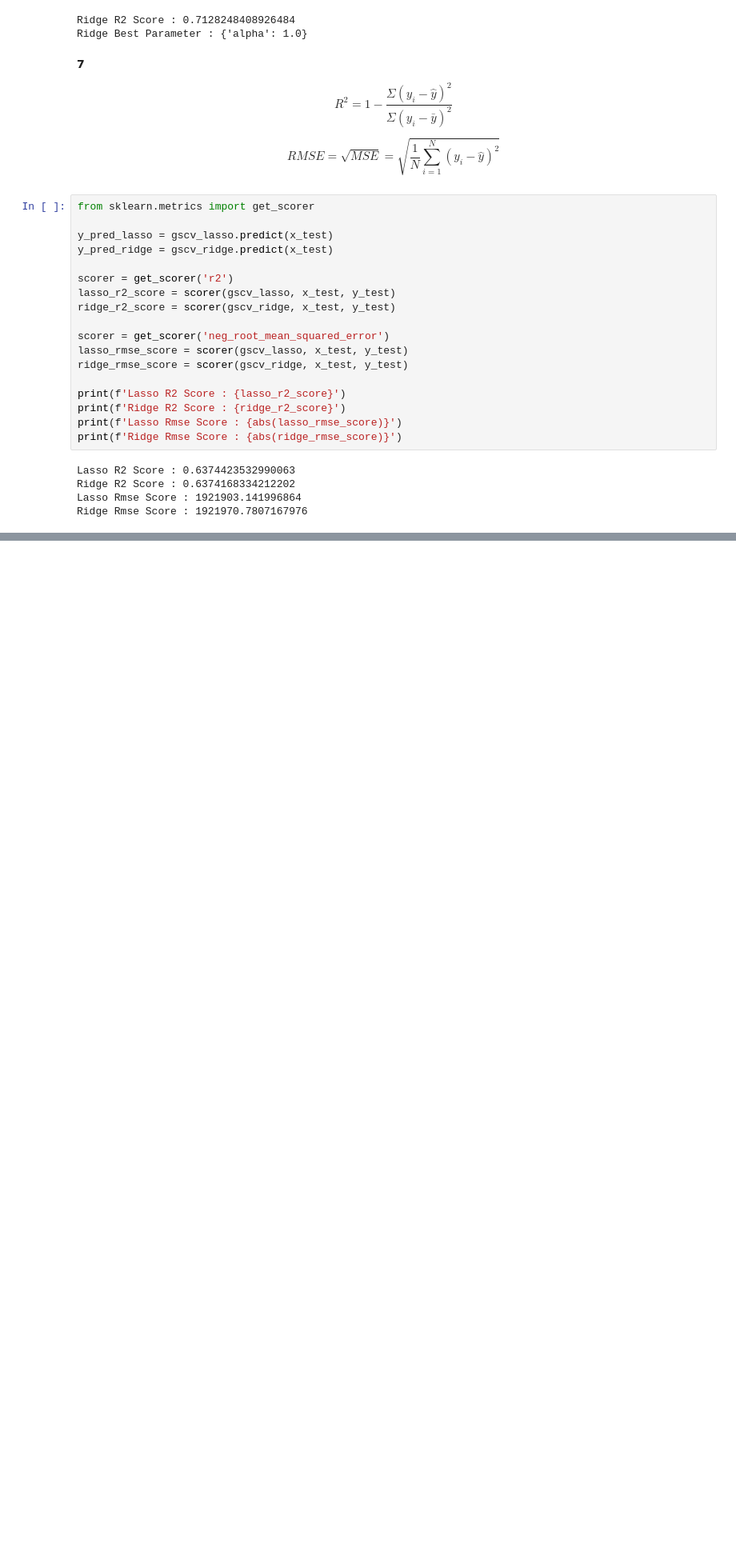
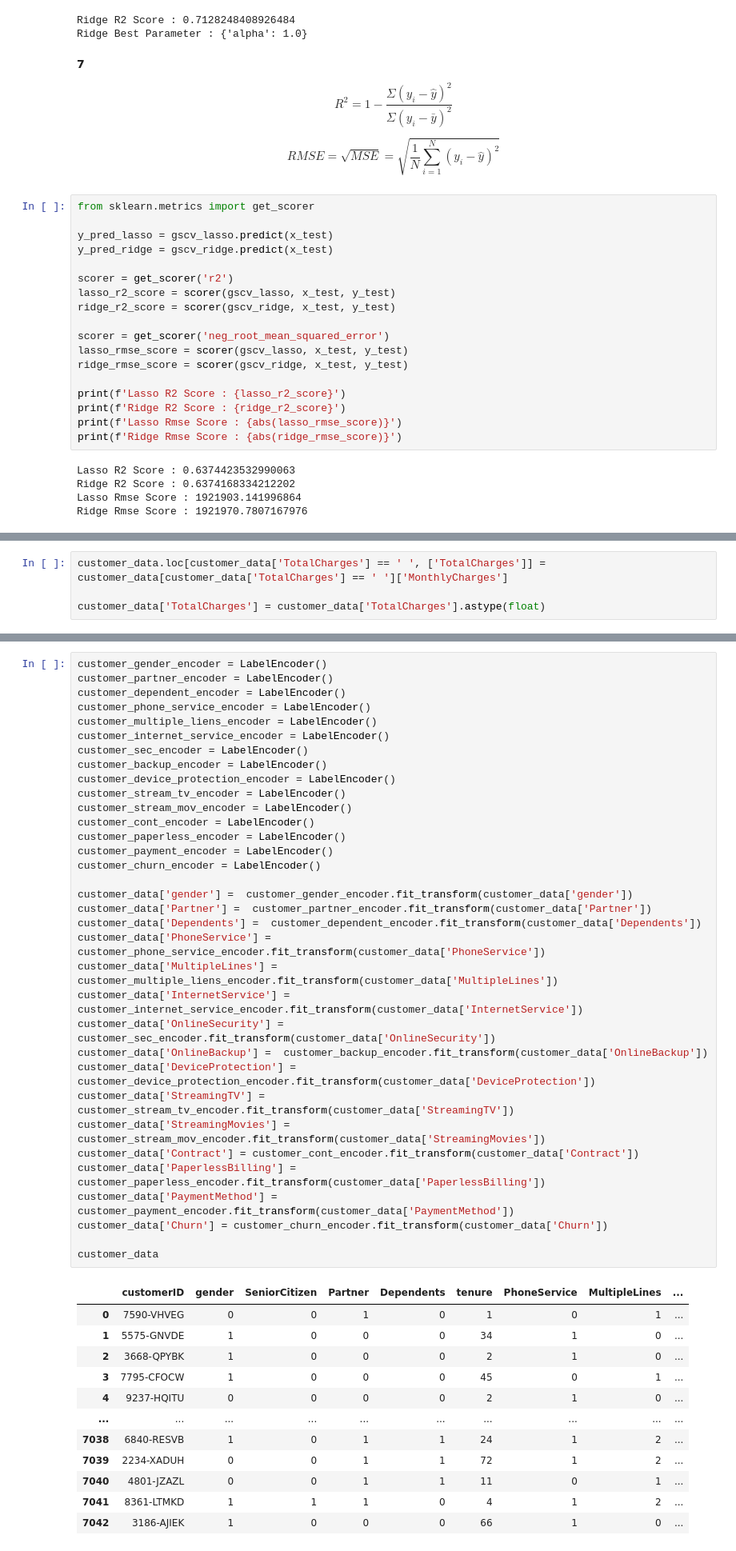
Before and after one commit to SM2A/Machine_Learning_Course_Project, a Jupyter notebook: HW-3/Report.ipynb, the cells around one changed output, grey strips where cells are left out. Shown: that part at 80% size. Cells and saved outputs as stored; diff of their text form; blank space fills up the shorter version.

```diff
--- a/HW-3/Report.ipynb
+++ b/HW-3/Report.ipynb
@@ -406,0 +449,4 @@ Ridge Rmse Score : 1921970.7807167976
+# %%
+customer_data.loc[customer_data['TotalCharges'] == ' ', ['TotalCharges']] = customer_data[customer_data['TotalCharges'] == ' ']['MonthlyCharges']
+
+customer_data['TotalCharges'] = customer_data['TotalCharges'].astype(float)
@@ -406,0 +505,47 @@ Ridge Rmse Score : 1921970.7807167976
+# %%
+customer_gender_encoder = LabelEncoder()
+customer_partner_encoder = LabelEncoder()
+customer_dependent_encoder = LabelEncoder()
+customer_phone_service_encoder = LabelEncoder()
+customer_multiple_liens_encoder = LabelEncoder()
+customer_internet_service_encoder = LabelEncoder()
+customer_sec_encoder = LabelEncoder()
+customer_backup_encoder = LabelEncoder()
+customer_device_protection_encoder = LabelEncoder()
+customer_stream_tv_encoder = LabelEncoder()
+customer_stream_mov_encoder = LabelEncoder()
+customer_cont_encoder = LabelEncoder()
+customer_paperless_encoder = LabelEncoder()
+customer_payment_encoder = LabelEncoder()
+customer_churn_encoder = LabelEncoder()
+
+customer_data['gender'] =  customer_gender_encoder.fit_transform(customer_data['gender'])
+customer_data['Partner'] =  customer_partner_encoder.fit_transform(customer_data['Partner'])
+customer_data['Dependents'] =  customer_dependent_encoder.fit_transform(customer_data['Dependents'])
+customer_data['PhoneService'] =  customer_phone_service_encoder.fit_transform(customer_data['PhoneService'])
+customer_data['MultipleLines'] =  customer_multiple_liens_encoder.fit_transform(customer_data['MultipleLines'])
+customer_data['InternetService'] =  customer_internet_service_encoder.fit_transform(customer_data['InternetService'])
+customer_data['OnlineSecurity'] =  customer_sec_encoder.fit_transform(customer_data['OnlineSecurity'])
+customer_data['OnlineBackup'] =  customer_backup_encoder.fit_transform(customer_data['OnlineBackup'])
+customer_data['DeviceProtection'] =  customer_device_protection_encoder.fit_transform(customer_data['DeviceProtection'])
+customer_data['StreamingTV'] =  customer_stream_tv_encoder.fit_transform(customer_data['StreamingTV'])
+customer_data['StreamingMovies'] = customer_stream_mov_encoder.fit_transform(customer_data['StreamingMovies'])
+customer_data['Contract'] = customer_cont_encoder.fit_transform(customer_data['Contract'])
+customer_data['PaperlessBilling'] = customer_paperless_encoder.fit_transform(customer_data['PaperlessBilling'])
+customer_data['PaymentMethod'] = customer_payment_encoder.fit_transform(customer_data['PaymentMethod'])
+customer_data['Churn'] = customer_churn_encoder.fit_transform(customer_data['Churn'])
+
+customer_data
+# %% [output]
+|  | customerID | gender | SeniorCitizen | Partner | Dependents | tenure | PhoneService | MultipleLines | ... |
+| 0 | 7590-VHVEG | 0 | 0 | 1 | 0 | 1 | 0 | 1 | ... |
+| 1 | 5575-GNVDE | 1 | 0 | 0 | 0 | 34 | 1 | 0 | ... |
+| 2 | 3668-QPYBK | 1 | 0 | 0 | 0 | 2 | 1 | 0 | ... |
+| 3 | 7795-CFOCW | 1 | 0 | 0 | 0 | 45 | 0 | 1 | ... |
+| 4 | 9237-HQITU | 0 | 0 | 0 | 0 | 2 | 1 | 0 | ... |
+| ... | ... | ... | ... | ... | ... | ... | ... | ... | ... |
+| 7038 | 6840-RESVB | 1 | 0 | 1 | 1 | 24 | 1 | 2 | ... |
+| 7039 | 2234-XADUH | 0 | 0 | 1 | 1 | 72 | 1 | 2 | ... |
+| 7040 | 4801-JZAZL | 0 | 0 | 1 | 1 | 11 | 0 | 1 | ... |
+| 7041 | 8361-LTMKD | 1 | 1 | 1 | 0 | 4 | 1 | 2 | ... |
+| 7042 | 3186-AJIEK | 1 | 0 | 0 | 0 | 66 | 1 | 0 | ... |
```
Also changed, not shown: parts of 12 cells of this notebook.
